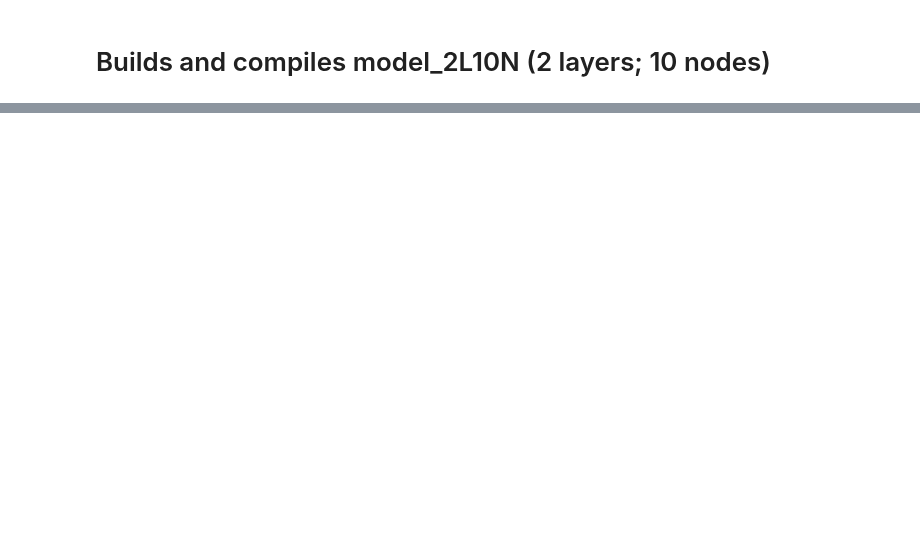
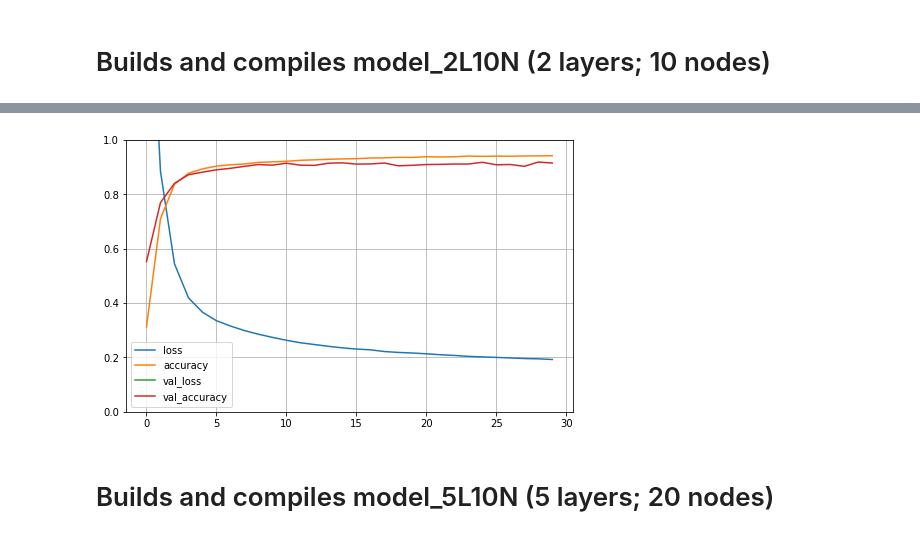
Before and after one commit to bblank70/MSDS422, a Jupyter notebook: Assignment6-MNIST-Keras.ipynb, the cells around one changed output, grey strips where cells are left out. Saved outputs shown, nothing was run; the diff lists cells and outputs as text; code cells hidden in the pictures; blank space fills up the shorter version.

```diff
--- a/Assignment6-MNIST-Keras.ipynb
+++ b/Assignment6-MNIST-Keras.ipynb
@@ -243,0 +304,13 @@ Email sent!
+# %%
+model_5L10N= keras.models.Sequential()
+model_5L10N.add(keras.layers.Flatten(input_shape=[28,28]))
+model_5L10N.add(keras.layers.Dense(10, activation ='relu'))
+model_5L10N.add(keras.layers.Dense(10, activation ='relu'))
+model_5L10N.add(keras.layers.Dense(10, activation ='relu'))
+model_5L10N.add(keras.layers.Dense(10, activation ='relu'))
+model_5L10N.add(keras.layers.Dense(10, activation ='softmax'))
+
+model_5L10N.summary()
+model_5L10N.compile(loss= "sparse_categorical_crossentropy",
+    optimizer = 'sgd',
+    metrics = ['accuracy'])
@@ -243,0 +338,8 @@ Email sent!
+# %%
+start=datetime.now()
+
+train_5L10N = model_5L10N.fit(X_train, y_train, epochs=30, validation_data = (X_val, y_val))
+
+after_fit = datetime.now()
+elapsed = after_fit-start
+train_5L10N_elapsed= elapsed.total_seconds()
@@ -243,0 +366,9 @@ Email sent!
+# %%
+pd.DataFrame(train_5L10N.history).plot(figsize=(8,5))
+plt.grid(True)
+plt.gca().set_ylim(0,1)
+plt.show()
+# %% [output]
+[figure, added]
+# %% [markdown]
+# Builds and compiles model_5L10N (5 layers; 20 nodes)
```
Also changed, not shown: parts of 25 cells of this notebook.
